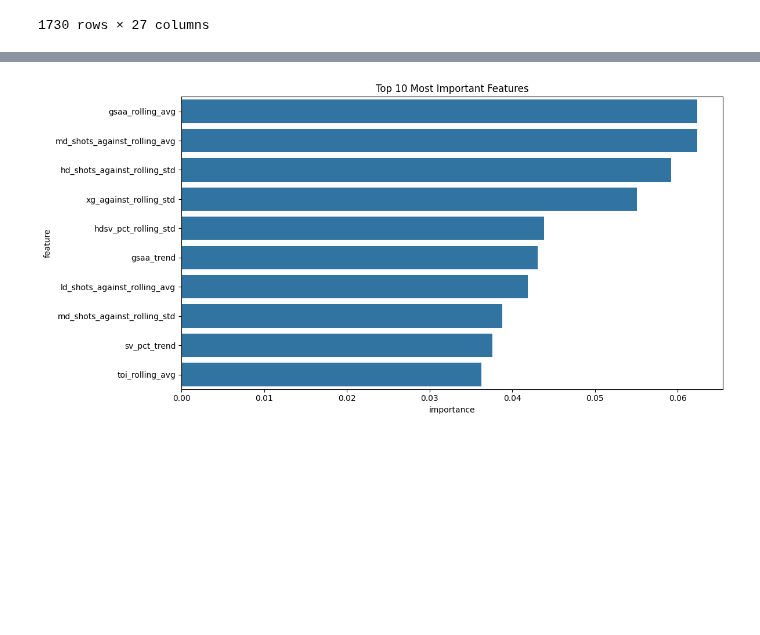
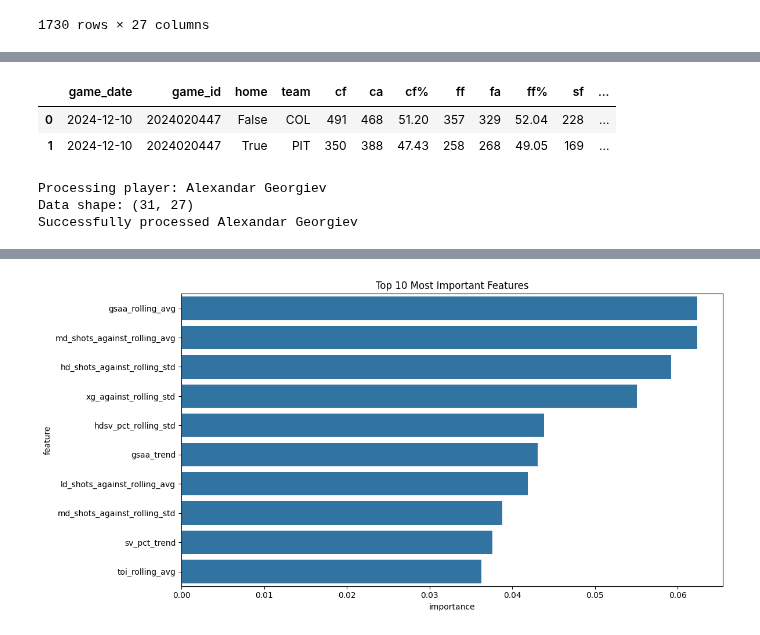
Before and after one commit to bwista/accurateshothelper, a Jupyter notebook: notebooks/goalie_eda.ipynb, the cells around one changed output, grey strips where cells are left out. Cells and saved outputs as stored; diff of their text form; code cells hidden in the pictures; blank space fills up the shorter version.

```diff
--- a/notebooks/goalie_eda.ipynb
+++ b/notebooks/goalie_eda.ipynb
@@ -149,0 +345,6 @@ def prepare_features(df, window_size=10):
+# %%
+matchup_data
+# %% [output]
+|  | game_date | game_id | home | team | cf | ca | cf% | ff | fa | ff% | sf | ... |
+| 0 | 2024-12-10 | 2024020447 | False | COL | 491 | 468 | 51.20 | 357 | 329 | 52.04 | 228 | ... |
+| 1 | 2024-12-10 | 2024020447 | True | PIT | 350 | 388 | 47.43 | 258 | 268 | 49.05 | 169 | ... |
@@ -149,0 +431,6 @@ def prepare_features(df, window_size=10):
+# %%
+rolling_stats = prepare_rolling_features(goalie_stats, window_size=10, player_name='Alexandar Georgiev', date='2024-12-10')
+# %% [output]
+Processing player: Alexandar Georgiev
+Data shape: (31, 27)
+Successfully processed Alexandar Georgiev
```
Also changed, not shown: parts of 8 cells of this notebook.
